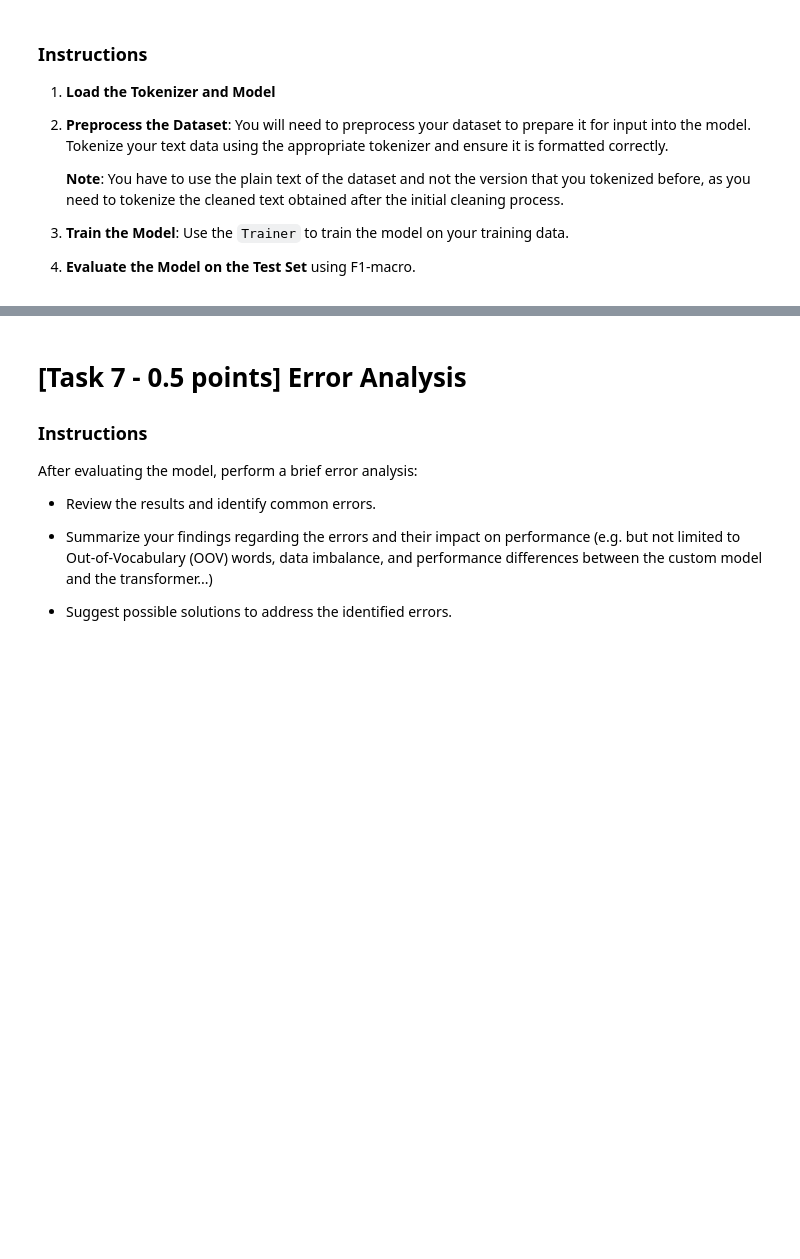
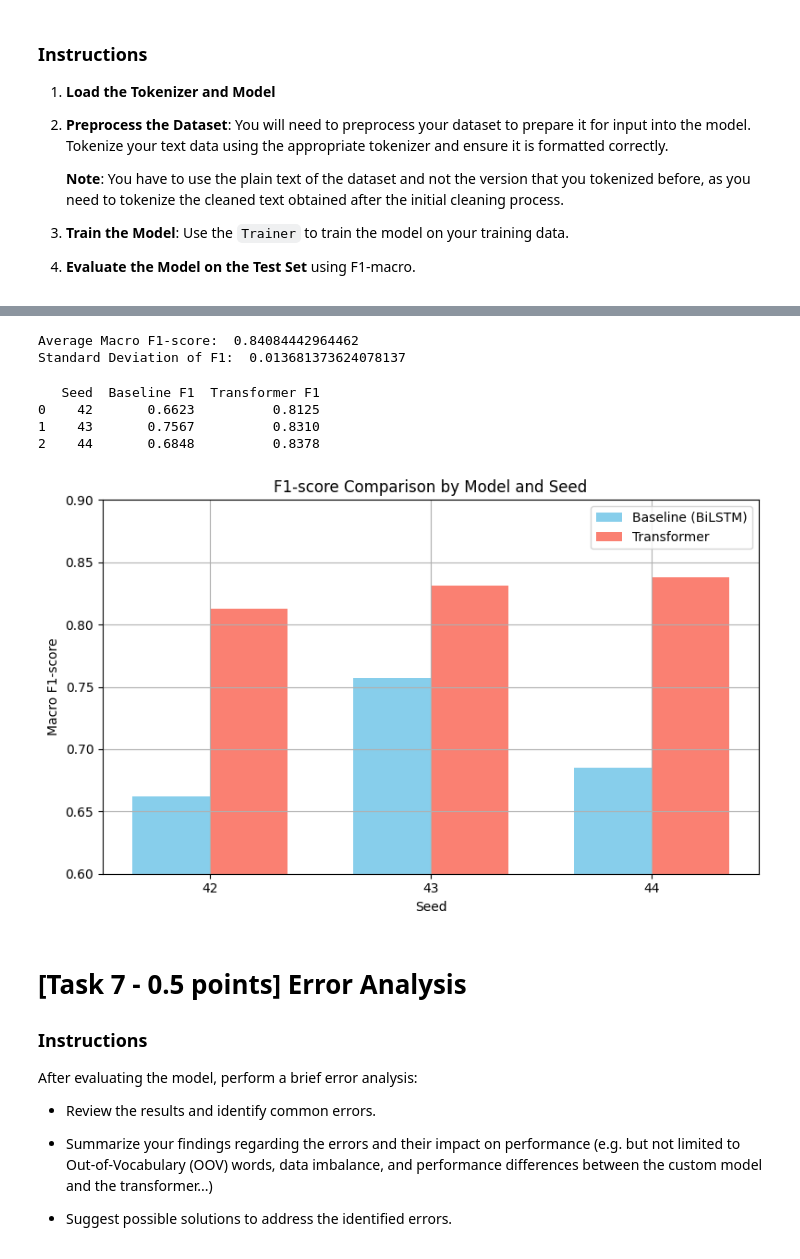
Before and after one commit to Nadiafy/NLP-Sexism-detection, a Jupyter notebook: Assignment1.ipynb, the cells around one changed output, grey strips where cells are left out. Saved outputs shown, nothing was run; the diff lists cells and outputs as text; code cells hidden in the pictures; blank space fills up the shorter version.

```diff
--- a/Assignment1.ipynb
+++ b/Assignment1.ipynb
@@ -838,3 +788,48 @@ Seed 44: F1 = 0.7930
+# %%
+print("Average Macro F1-score: ", np.mean([f for _, f in f1_scores]))
+print("Standard Deviation of F1: ", np.std([f for _, f in f1_scores]))
+# %% [output]
+Average Macro F1-score:  0.84084442964462
+Standard Deviation of F1:  0.013681373624078137
+# %%
+# Replace these with your actual recorded F1-scores
+f1_baseline = [0.6623, 0.7567, 0.6848]
+f1_transformer = [0.8125, 0.8310, 0.8378]
+seeds = [42, 43, 44]
+
+# Create Summary Table
+summary_df = pd.DataFrame({
+    "Seed": seeds,
+    "Baseline F1": f1_baseline,
+    "Transformer F1": f1_transformer
+})
+
+# Print the summary table
+print(summary_df)
+
+# Plot F1 Bar Chart
+bar_width = 0.35
+x = np.arange(len(seeds))
+
+plt.figure(figsize=(8, 5))
+plt.bar(x - bar_width/2, f1_baseline, width=bar_width, label='Baseline (BiLSTM)', color='skyblue')
+plt.bar(x + bar_width/2, f1_transformer, width=bar_width, label='Transformer', color='salmon')
+
+plt.xlabel("Seed")
+plt.ylabel("Macro F1-score")
+plt.title("F1-score Comparison by Model and Seed")
+plt.xticks(ticks=x, labels=seeds)
+plt.ylim(0.6, 0.9)
+plt.legend()
+plt.grid(True)
+plt.tight_layout()
+plt.show()
+# %% [output]
+   Seed  Baseline F1  Transformer F1
+0    42       0.6623          0.8125
+1    43       0.7567          0.8310
+2    44       0.6848          0.8378
+[figure, added]
 # %% [markdown]
 # [Task 7 - 0.5 points] Error Analysis
 
```
Also changed, not shown: parts of 22 cells of this notebook, 1 other file.
